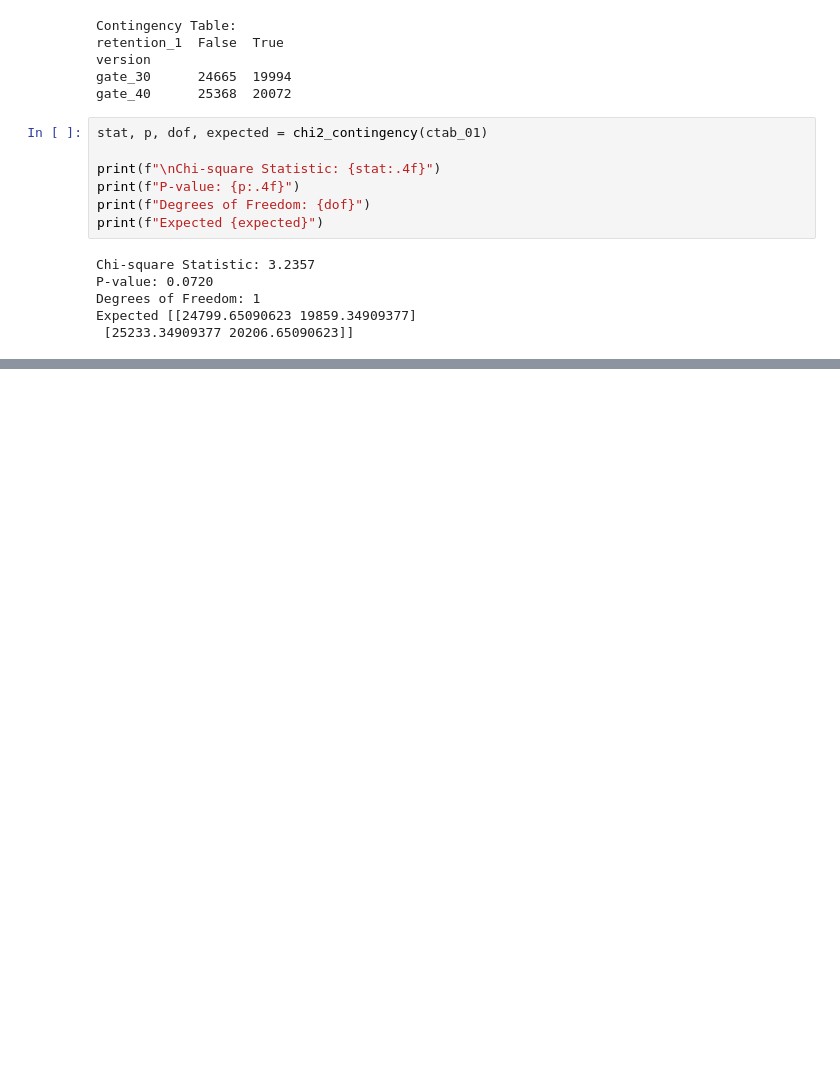
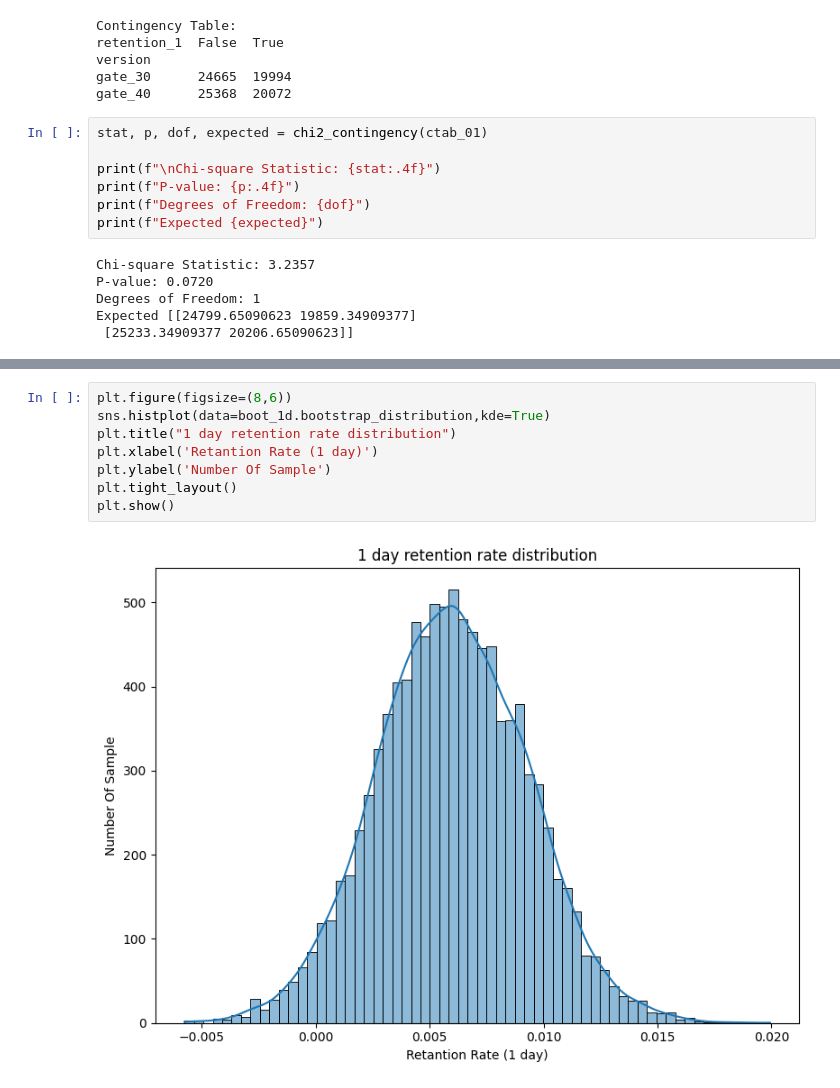
Before and after one commit to Handras18/Mobile-Games-AB-Testing, a Jupyter notebook: 02_hypothesis_testing.ipynb, the cells around one changed output, grey strips where cells are left out. Cells and saved outputs as stored; diff of their text form; blank space fills up the shorter version.

```diff
--- a/02_hypothesis_testing.ipynb
+++ b/02_hypothesis_testing.ipynb
@@ -86,2 +170,12 @@ df_7d=pd.DataFrame(df_7d)
+# %%
+plt.figure(figsize=(8,6))
+sns.histplot(data=boot_1d.bootstrap_distribution,kde=True)
+plt.title("1 day retention rate distribution")
+plt.xlabel('Retantion Rate (1 day)')
+plt.ylabel('Number Of Sample')
+plt.tight_layout()
+plt.show()
+# %% [output]
+[figure, added]
 # %%
 plt.figure(figsize=(8,6))
```
Also changed, not shown: parts of 8 cells of this notebook, 1 other file.
